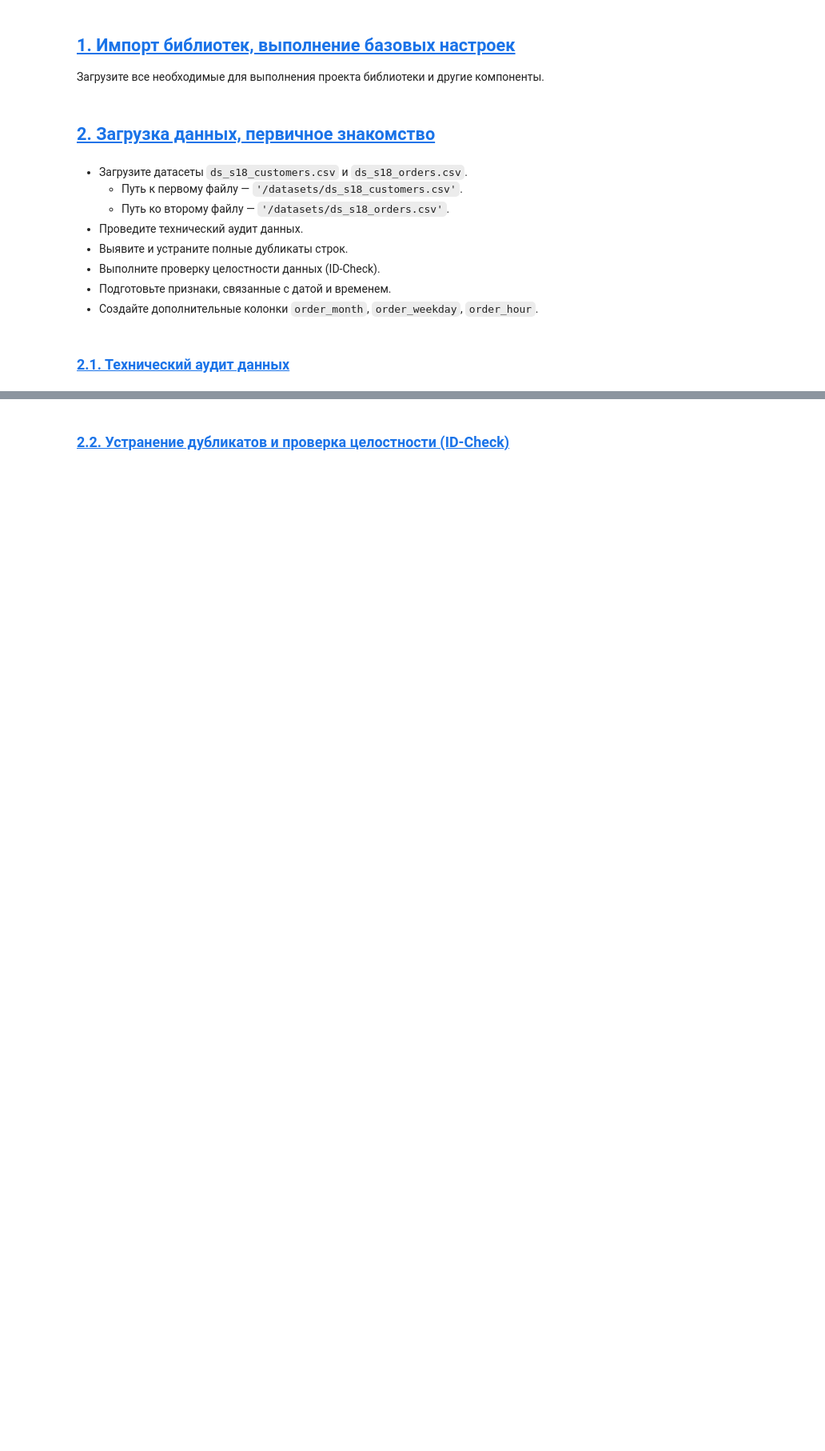
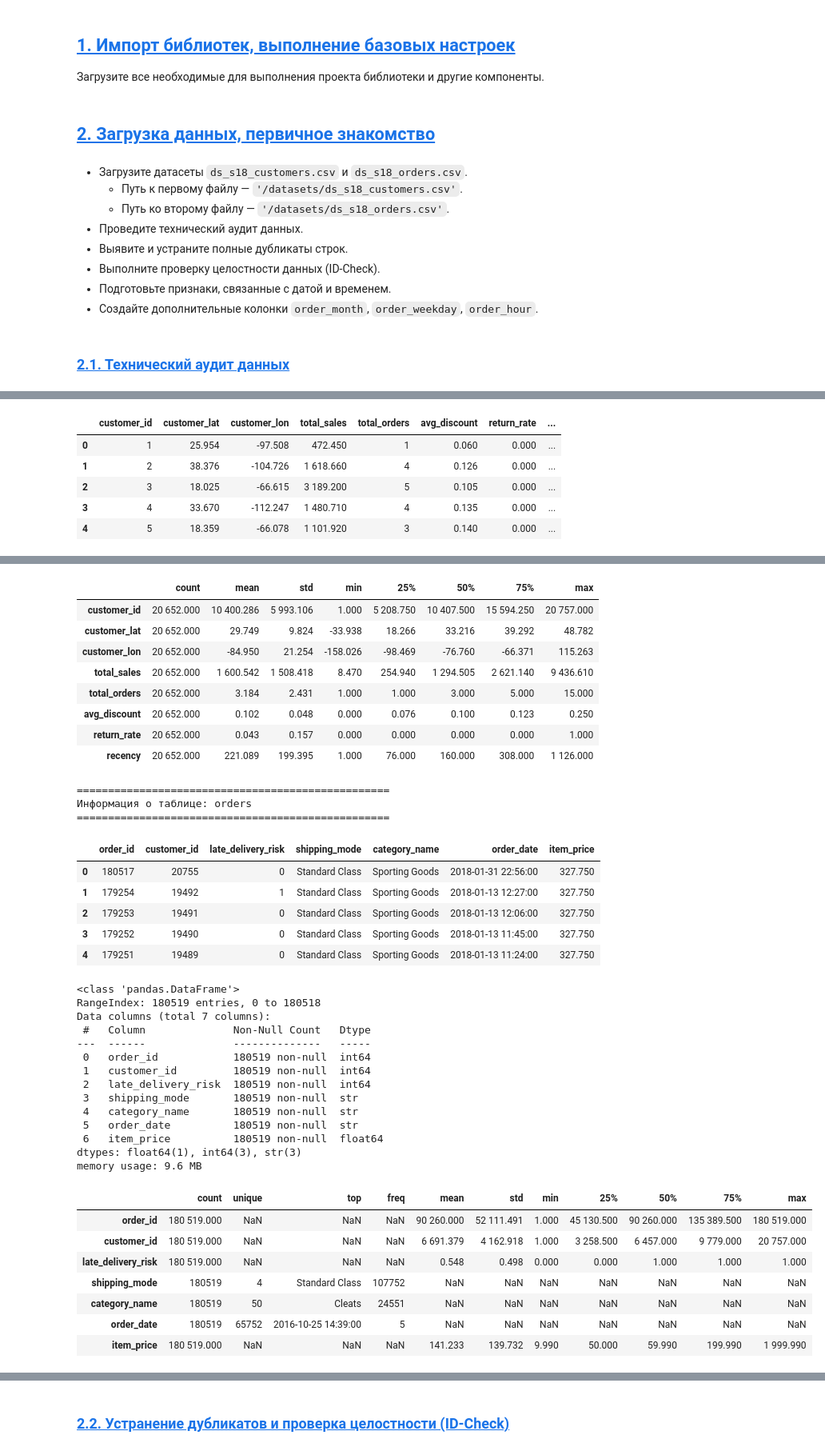
Before and after one commit to MEYakunin/Sprint18_Delivery_Delay_Prediction, a Jupyter notebook: Sprint18_Delivery_Delay_Prediction_Yakunin_Mikl.ipynb, the cells around one changed output, grey strips where cells are left out. Shown at 80% size. Cells and saved outputs as stored; diff of their text form; code cells hidden in the pictures; blank space fills up the shorter version.

```diff
--- a/Sprint18_Delivery_Delay_Prediction_Yakunin_Mikl.ipynb
+++ b/Sprint18_Delivery_Delay_Prediction_Yakunin_Mikl.ipynb
@@ -121,3 +170,32 @@
 * Создайте дополнительные колонки `order_month`, `order_weekday`, `order_hour`.
 # %% [markdown]
 ### [2.1. Технический аудит данных](#content)<a id="2_1"></a>
+# %%
+# Загружаем датасеты
+df_customers = pd.read_csv('datasets/ds_s18_customers.csv')
+df_orders = pd.read_csv('datasets/ds_s18_orders.csv')
+
+# Создание словаря c датафреймами
+dataframes = {
+    'customers': df_customers,
+    'orders': df_orders
+}
+# %%
+# Создаем функцию для отображения данных
+def primary_info(df, name):
+    """
+    Выводит базовую сводную информацию о DataFrame: заголовок с именем таблицы,
+    первые 5 строк, сводку типов и пропусков, а также описательную статистику.
+    """
+    print('='*50)
+    print(f'Информация о таблице: {name}')
+    print('='*50)
+    display(df.head(5))
+    df.info()
+    display(df.describe(include='all').T)
+    print()
+# %%
+# Выводим первичную информацию
+for name, df in dataframes.items():
+    primary_info(df, name)
+# %% [output]
@@ -123,0 +205,6 @@
+|  | customer_id | customer_lat | customer_lon | total_sales | total_orders | avg_discount | return_rate | ... |
+| 0 | 1 | 25.954 | -97.508 | 472.450 | 1 | 0.060 | 0.000 | ... |
+| 1 | 2 | 38.376 | -104.726 | 1 618.660 | 4 | 0.126 | 0.000 | ... |
+| 2 | 3 | 18.025 | -66.615 | 3 189.200 | 5 | 0.105 | 0.000 | ... |
+| 3 | 4 | 33.670 | -112.247 | 1 480.710 | 4 | 0.135 | 0.000 | ... |
+| 4 | 5 | 18.359 | -66.078 | 1 101.920 | 3 | 0.140 | 0.000 | ... |
@@ -123,0 +226,40 @@
+|  | count | mean | std | min | 25% | 50% | 75% | max |
+| customer_id | 20 652.000 | 10 400.286 | 5 993.106 | 1.000 | 5 208.750 | 10 407.500 | 15 594.250 | 20 757.000 |
+| customer_lat | 20 652.000 | 29.749 | 9.824 | -33.938 | 18.266 | 33.216 | 39.292 | 48.782 |
+| customer_lon | 20 652.000 | -84.950 | 21.254 | -158.026 | -98.469 | -76.760 | -66.371 | 115.263 |
+| total_sales | 20 652.000 | 1 600.542 | 1 508.418 | 8.470 | 254.940 | 1 294.505 | 2 621.140 | 9 436.610 |
+| total_orders | 20 652.000 | 3.184 | 2.431 | 1.000 | 1.000 | 3.000 | 5.000 | 15.000 |
+| avg_discount | 20 652.000 | 0.102 | 0.048 | 0.000 | 0.076 | 0.100 | 0.123 | 0.250 |
+| return_rate | 20 652.000 | 0.043 | 0.157 | 0.000 | 0.000 | 0.000 | 0.000 | 1.000 |
+| recency | 20 652.000 | 221.089 | 199.395 | 1.000 | 76.000 | 160.000 | 308.000 | 1 126.000 |
+==================================================
+Информация о таблице: orders
+==================================================
+|  | order_id | customer_id | late_delivery_risk | shipping_mode | category_name | order_date | item_price |
+| 0 | 180517 | 20755 | 0 | Standard Class | Sporting Goods | 2018-01-31 22:56:00 | 327.750 |
+| 1 | 179254 | 19492 | 1 | Standard Class | Sporting Goods | 2018-01-13 12:27:00 | 327.750 |
+| 2 | 179253 | 19491 | 0 | Standard Class | Sporting Goods | 2018-01-13 12:06:00 | 327.750 |
+| 3 | 179252 | 19490 | 0 | Standard Class | Sporting Goods | 2018-01-13 11:45:00 | 327.750 |
+| 4 | 179251 | 19489 | 0 | Standard Class | Sporting Goods | 2018-01-13 11:24:00 | 327.750 |
+<class 'pandas.DataFrame'>
+RangeIndex: 180519 entries, 0 to 180518
+Data columns (total 7 columns):
+ #   Column              Non-Null Count   Dtype
+---  ------              --------------   -----
+ 0   order_id            180519 non-null  int64
+ 1   customer_id         180519 non-null  int64
+ 2   late_delivery_risk  180519 non-null  int64
+ 3   shipping_mode       180519 non-null  str
+ 4   category_name       180519 non-null  str
+ 5   order_date          180519 non-null  str
+ 6   item_price          180519 non-null  float64
+dtypes: float64(1), int64(3), str(3)
+memory usage: 9.6 MB
+|  | count | unique | top | freq | mean | std | min | 25% | 50% | 75% | max |
+| order_id | 180 519.000 | NaN | NaN | NaN | 90 260.000 | 52 111.491 | 1.000 | 45 130.500 | 90 260.000 | 135 389.500 | 180 519.000 |
+| customer_id | 180 519.000 | NaN | NaN | NaN | 6 691.379 | 4 162.918 | 1.000 | 3 258.500 | 6 457.000 | 9 779.000 | 20 757.000 |
+| late_delivery_risk | 180 519.000 | NaN | NaN | NaN | 0.548 | 0.498 | 0.000 | 0.000 | 1.000 | 1.000 | 1.000 |
+| shipping_mode | 180519 | 4 | Standard Class | 107752 | NaN | NaN | NaN | NaN | NaN | NaN | NaN |
+| category_name | 180519 | 50 | Cleats | 24551 | NaN | NaN | NaN | NaN | NaN | NaN | NaN |
+| order_date | 180519 | 65752 | 2016-10-25 14:39:00 | 5 | NaN | NaN | NaN | NaN | NaN | NaN | NaN |
+| item_price | 180 519.000 | NaN | NaN | NaN | 141.233 | 139.732 | 9.990 | 50.000 | 59.990 | 199.990 | 1 999.990 |
```
Also changed, not shown: parts of 11 cells of this notebook.
